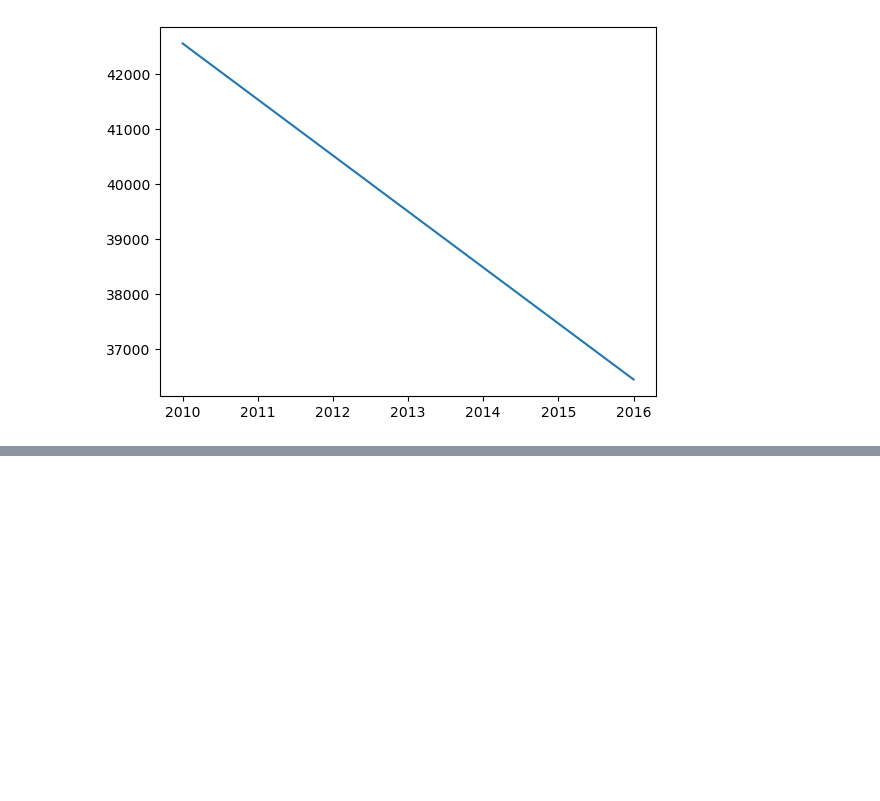
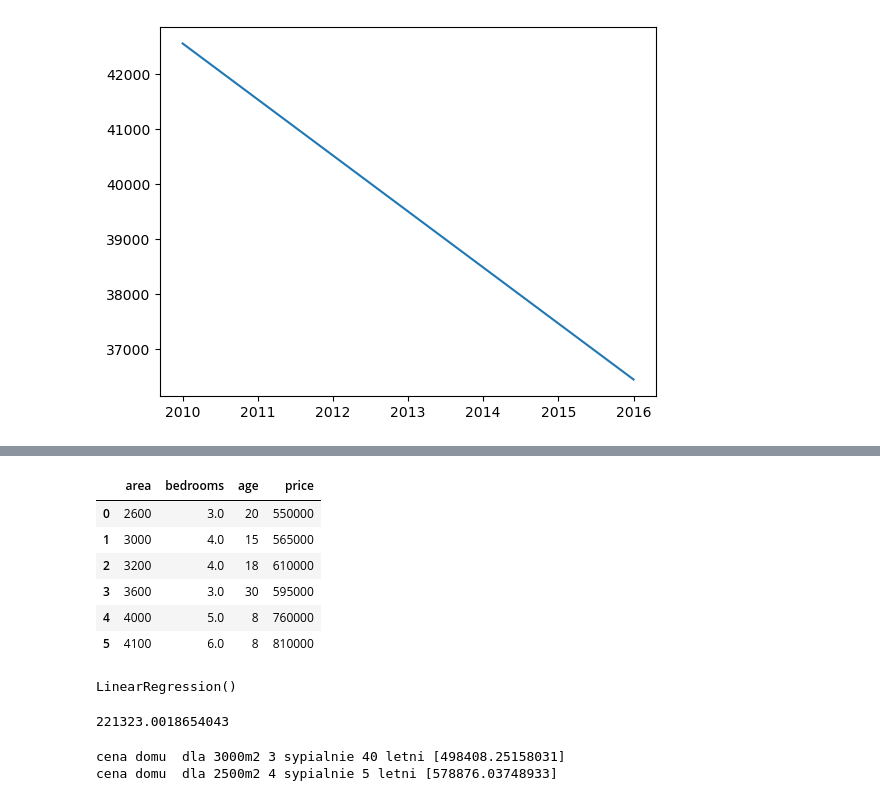
Before and after one commit to papito111/PYTHON_KURSY, a Jupyter notebook: python/Jupyter_nauka/ML/1_Linear_regression/Linear regresion.ipynb, the cells around one changed output, grey strips where cells are left out. Cells and saved outputs as stored; diff of their text form; code cells hidden in the pictures; blank space fills up the shorter version.

```diff
--- a/python/Jupyter_nauka/ML/1_Linear_regression/Linear regresion.ipynb
+++ b/python/Jupyter_nauka/ML/1_Linear_regression/Linear regresion.ipynb
@@ -93,0 +105,31 @@ plt.plot(c.year,reg1.predict(c[['year']]))
+# %%
+median_bed = gf.bedrooms.median()
+# %%
+gf.bedrooms = gf.bedrooms.fillna(median_bed) #wypelnilismy mediana
+gf
+# %% [output]
+|  | area | bedrooms | age | price |
+| 0 | 2600 | 3.0 | 20 | 550000 |
+| 1 | 3000 | 4.0 | 15 | 565000 |
+| 2 | 3200 | 4.0 | 18 | 610000 |
+| 3 | 3600 | 3.0 | 30 | 595000 |
+| 4 | 4000 | 5.0 | 8 | 760000 |
+| 5 | 4100 | 6.0 | 8 | 810000 |
+# %%
+reg3 = linear_model.LinearRegression()
+reg3.fit(gf[['area','bedrooms','age']],gf.price)
+# %% [output]
+LinearRegression()
+# %%
+reg3.coef_ #to sa wspolczynniki m dla y=m1*area + m2* bedrooms + m3 *age +b
+reg3.intercept_# to jest b
+# %% [output]
+221323.0018654043
+# %%
+z = reg3.predict([[3000,3,40]])# znajdz cene domu  dla 3000m2 3 sypialnie 40 letni
+y = reg3.predict([[2500,4,5]])# znajdz cene domu  dla 2500m2 4 sypialnie 5 letni
+print('cena domu  dla 3000m2 3 sypialnie 40 letni',z)
+print('cena domu  dla 2500m2 4 sypialnie 5 letni',y)
+# %% [output]
+cena domu  dla 3000m2 3 sypialnie 40 letni [498408.25158031]
+cena domu  dla 2500m2 4 sypialnie 5 letni [578876.03748933]
```
Also changed, not shown: parts of 8 cells of this notebook, 2 other files.
